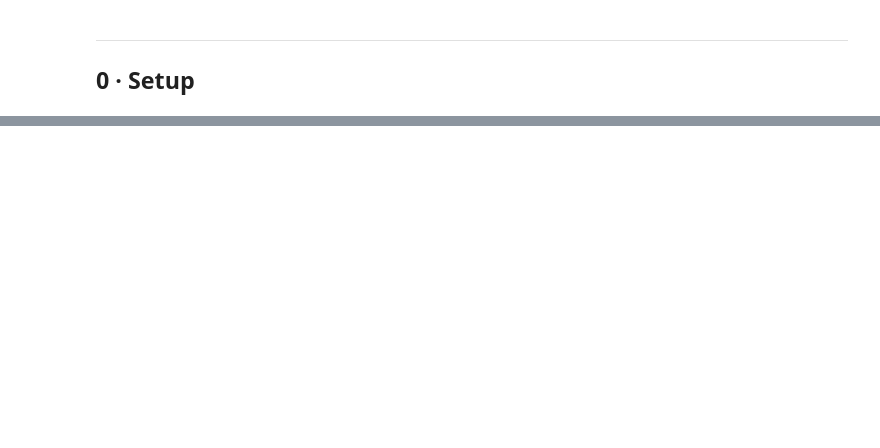
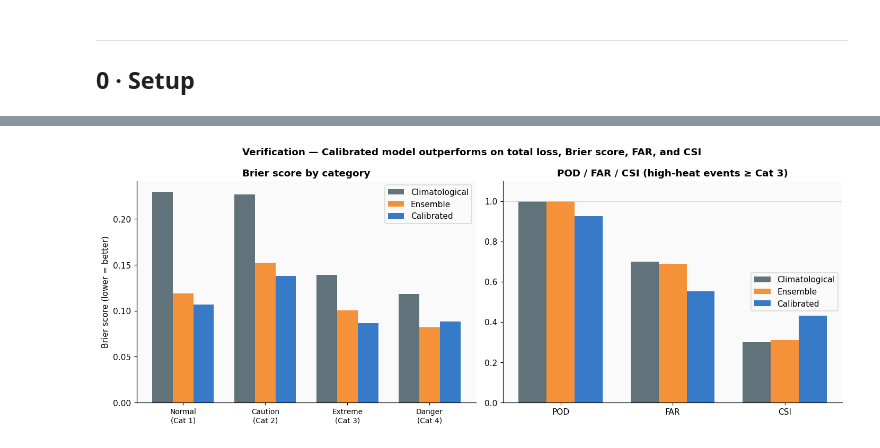
Before and after one commit to Penrheol/Sri_Lanka_Heat_Colombo, a Jupyter notebook: heat_ews_demo.ipynb, the cells around one changed output, grey strips where cells are left out. Cells and saved outputs as stored; diff of their text form; code cells hidden in the pictures; blank space fills up the shorter version.

```diff
--- a/heat_ews_demo.ipynb
+++ b/heat_ews_demo.ipynb
@@ -609,0 +233,17 @@ print(f'POD: {results["POD"]:.2f}  FAR: {results["FAR"]:.2f}')
+# %%
+results = {}
+for model_type in ['climatological', 'calibrated', 'ensemble']:
+    sys_ = HeatWarningSystem(sector='balanced', model_type=model_type)
+    if model_type != 'ensemble':
+        sys_.fit(train_data)
+    results[model_type] = sys_.evaluate(test_data)
+
+print(f"{'Model':>16} | {'Total loss':>10} | {'Mean loss':>9} | {'Brier':>6} | {'POD':>5} | {'FAR':>5} | {'CSI':>5}")
+print('-'*72)
+for m, r in results.items():
+    bs = np.mean(brier_scores(test_data, (CalibratedModel().fit(train_data) if m=='calibrated'
+                               else EnsembleModel() if m=='ensemble' else ClimatologicalModel().fit(train_data))))
+    print(f"  {m:14s} | {r['total_loss']:10.0f} | {r['mean_daily_loss']:9.2f} | "
+          f"{bs:6.4f} | {r['POD']:5.2f} | {r['FAR']:5.2f} | {r['CSI']:5.2f}")
+print()
+print('Lower loss, lower Brier, lower FAR = better. Calibrated wins on all three.')
@@ -609,0 +258,32 @@ print(f'POD: {results["POD"]:.2f}  FAR: {results["FAR"]:.2f}')
+# %%
+cats = ['Normal\n(Cat 1)','Caution\n(Cat 2)','Extreme\n(Cat 3)','Danger\n(Cat 4)']
+model_colors = {'climatological':'#455A64','ensemble':'#F57F17','calibrated':'#1565C0'}
+fig, axes = plt.subplots(1, 2, figsize=(13, 5))
+fig.suptitle('Verification — Calibrated model outperforms on total loss, Brier score, FAR, and CSI', fontweight='bold')
+
+# Brier scores by category
+ax = axes[0]
+x = np.arange(4); width = 0.25
+for i, (m, color) in enumerate(model_colors.items()):
+    model = (CalibratedModel().fit(train_data) if m=='calibrated'
+             else EnsembleModel() if m=='ensemble' else ClimatologicalModel().fit(train_data))
+    bs = brier_scores(test_data, model)
+    ax.bar(x + i*width, bs, width, label=m.capitalize(), color=color, alpha=0.85)
+ax.set_xticks(x+width); ax.set_xticklabels(cats, fontsize=9)
+ax.set_ylabel('Brier score (lower = better)')
+ax.set_title('Brier score by category', fontweight='bold')
+ax.legend()
+
+# POD / FAR / CSI
+ax2 = axes[1]
+metrics = ['POD','FAR','CSI']
+x2 = np.arange(3)
+for i, (m, color) in enumerate(model_colors.items()):
+    vals = [results[m][k] for k in metrics]
+    ax2.bar(x2 + i*width, vals, width, label=m.capitalize(), color=color, alpha=0.85)
+ax2.set_xticks(x2+width); ax2.set_xticklabels(metrics)
+ax2.set_title('POD / FAR / CSI (high-heat events ≥ Cat 3)', fontweight='bold')
+ax2.set_ylim(0,1.1); ax2.legend(); ax2.axhline(1,color='#ccc',linewidth=0.5)
+plt.tight_layout(); plt.show()
+# %% [output]
+[figure, added]
```
Also changed, not shown: parts of 58 cells of this notebook, 7 other files.
